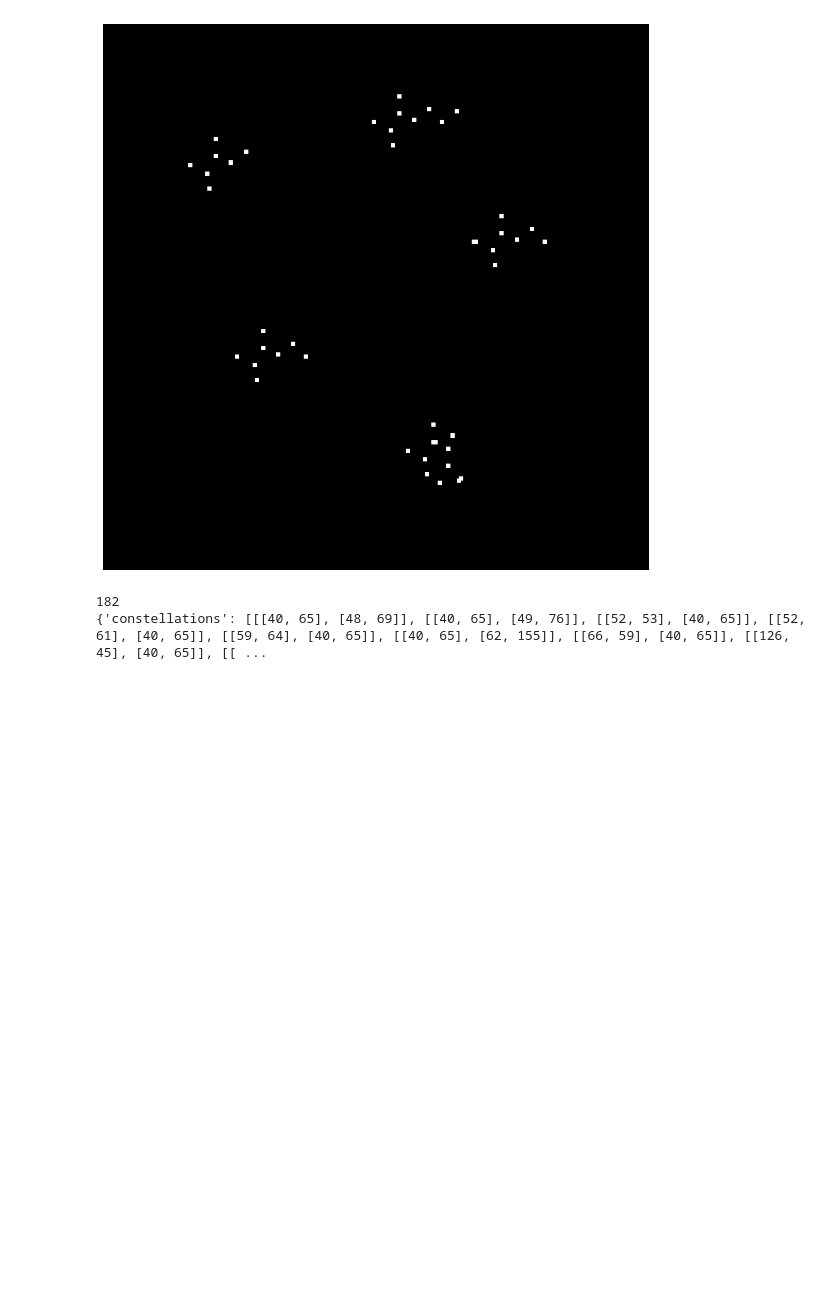
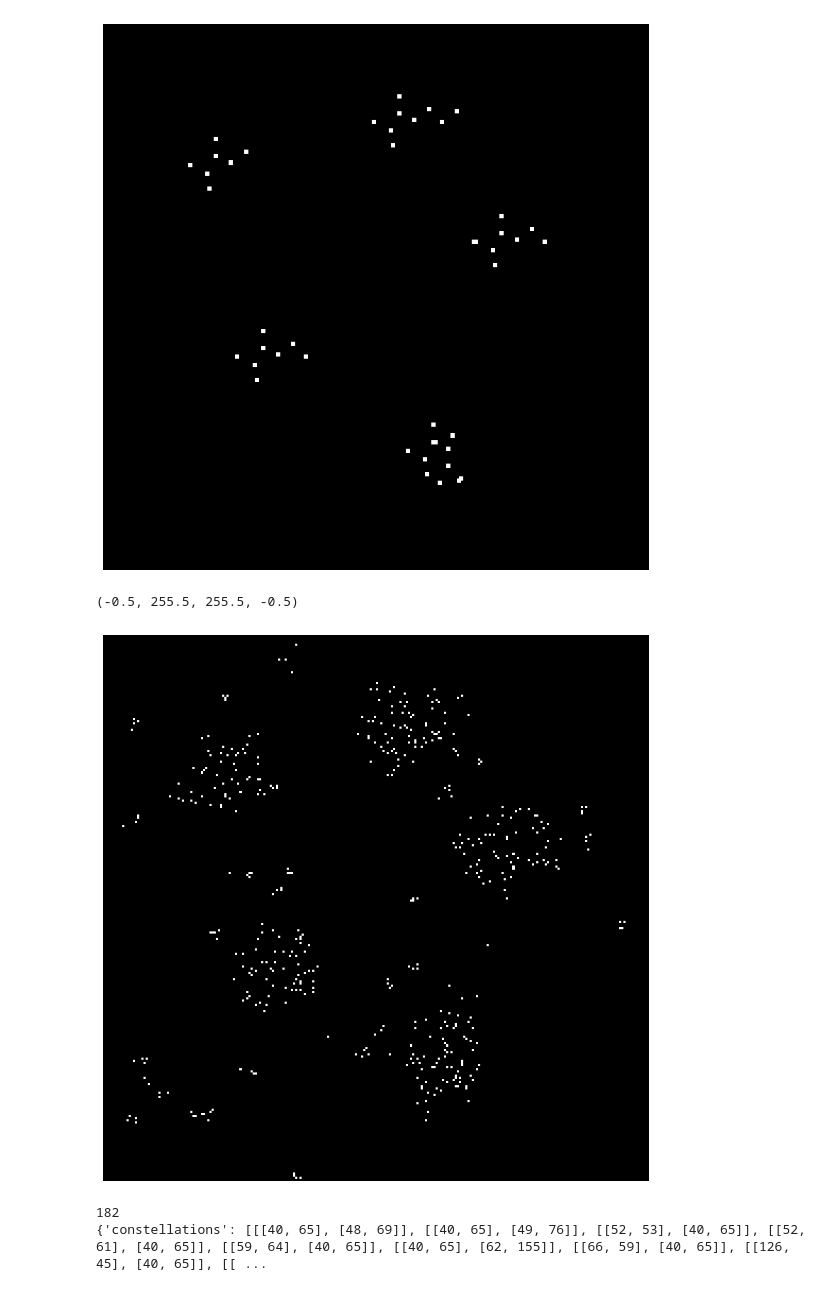
Before and after one commit to HaukeBartsch/sign_in_space, a Jupyter notebook: analysis.ipynb, the cells around one changed output. Drawn from its saved outputs; the diff is of its cells as text; code cells hidden in the pictures; blank space fills up the shorter version.

```diff
--- a/analysis.ipynb
+++ b/analysis.ipynb
@@ -51,4 +51,45 @@ plt.axis('image')
 # %% [output]
 (-0.5, 255.5, 255.5, -0.5)
 [figure]
+# %%
+import matplotlib.pyplot as plt
+from PIL import Image
+# filter out the non-squares as a separate image
+im_non_squares = Image.new(mode="L", size=(256,256))
+# draw everything first
+#for x in range(256):
+#    for y in range(256):
+#        d = data[x*256+y]
+#        v = 0
+#        if d == "1":
+#            v = 255
+#        im_non_squares.putpixel((x,y), v)
+# now remove all squares
+non_squares = list()
+squares_pixel = list()
+for x in range(255):
+    for y in range(255):
+        d1 = data[(x)*256+(y)]
+        d2 = data[(x)*256+(y+1)]
+        d3 = data[(x+1)*256+(y)]
+        d4 = data[(x+1)*256+(y+1)]
+        v = 0
+        if d1 == "1" and d2 == "1" and d3 == "1" and d4 == "1":
+            v = 0
+            squares_pixel.append((x)*256+(y))
+            squares_pixel.append((x)*256+(y+1))
+            squares_pixel.append((x+1)*256+(y))
+            squares_pixel.append((x+1)*256+(y+1))
+        else:
+            if data[(x)*256+(y)] == "1" and ((x)*256+(y)) not in squares_pixel:
+                non_squares.append([x, y])
+                im_non_squares.putpixel((x,y), 255)
+
+plt.figure(figsize=(10,10))
+plt.imshow(im_non_squares, cmap='gray')
+plt.axis('off')
+plt.axis('image')
+# %% [output]
+(-0.5, 255.5, 255.5, -0.5)
+[figure, added]
 # %%
```
Also changed, not shown: parts of 9 cells of this notebook.
